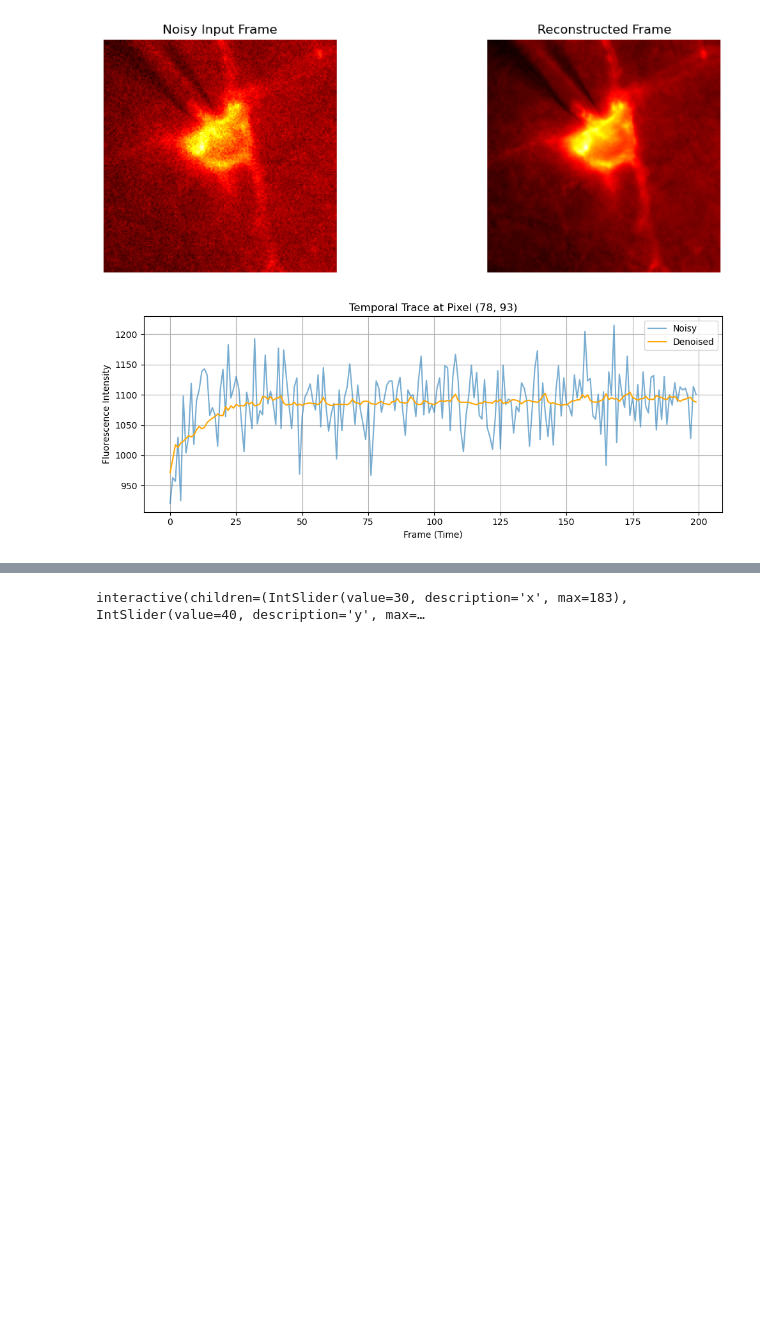
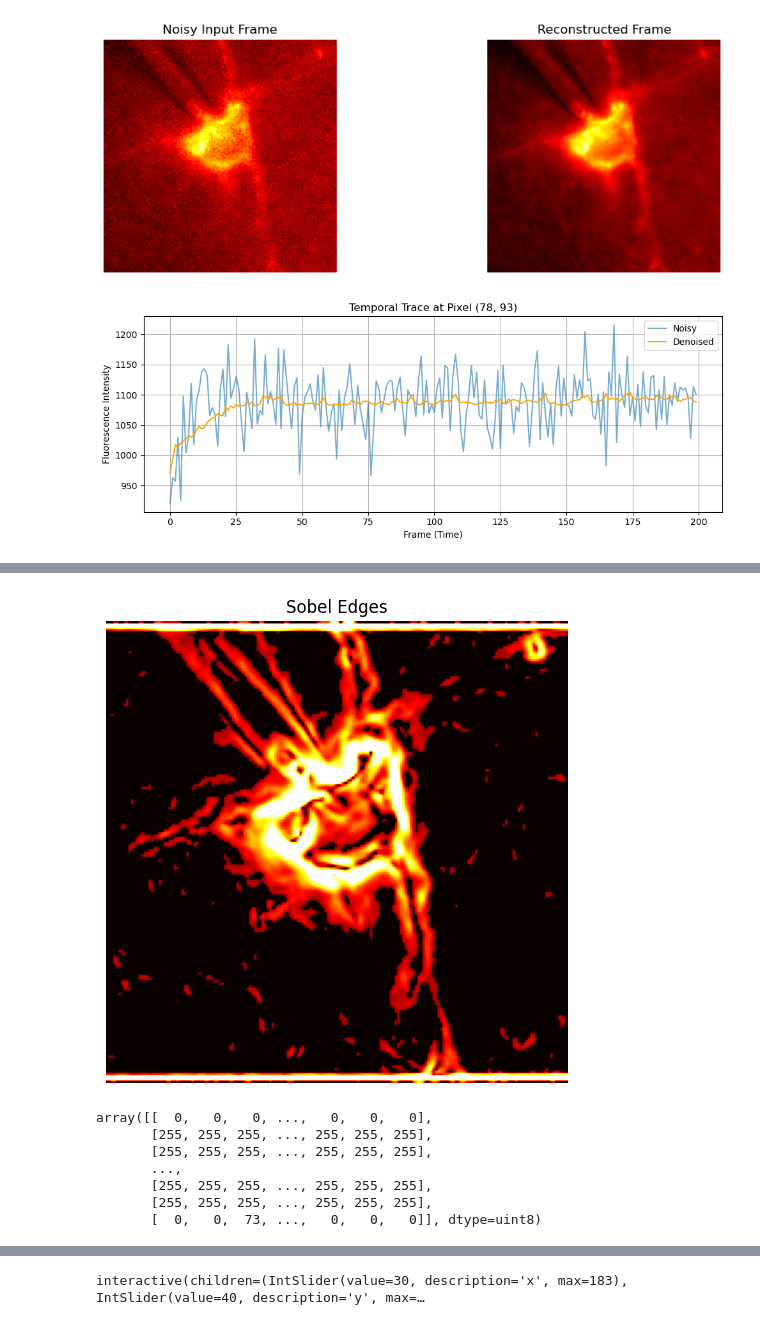
Before and after one commit to bhasub24/Denoising, a Jupyter notebook: exploration.ipynb, the cells around one changed output, grey strips where cells are left out. Cells and saved outputs as stored; diff of their text form; code cells hidden in the pictures; blank space fills up the shorter version.

```diff
--- a/exploration.ipynb
+++ b/exploration.ipynb
@@ -133,0 +161,59 @@ vol_data_noisy = tifffile.imread(tif_path_noisy)  # shape: (T, H, W) or (H, W)
+# %%
+import numpy as np
+import cv2
+from skimage import img_as_ubyte
+import matplotlib.pyplot as plt
+
+def edgedetect(channel):
+    sobelX = cv2.Sobel(channel, cv2.CV_16S, 1, 0, ksize=3)
+    sobelY = cv2.Sobel(channel, cv2.CV_16S, 0, 1, ksize=3)
+    sobel = np.hypot(sobelX, sobelY)
+    sobel = np.clip(sobel, 0, 255)  # Clamp values to [0, 255]
+    return sobel
+
+def img2edges_gray(img):
+    """
+    Apply Gaussian blur and Sobel filter to a single-channel (grayscale) image.
+    Highlights edges using a simple thresholding scheme.
+
+    Parameters:
+        img (np.ndarray): 2D array representing a grayscale image.
+    """
+    assert img.ndim == 2, "Input image must be a 2D grayscale array"
+
+    # Apply Gaussian blur
+    kernel_size = (5, 5)
+    img_blurred = img.copy() if kernel_size == (0,0) else cv2.GaussianBlur(img.copy(), kernel_size, 0)
+
+    # Apply Sobel edge detection
+    edges = edgedetect(img_blurred)
+
+    # Zero out pixels below mean
+    threshold = np.mean(edges)
+    edges_zeroed = np.where(edges > threshold, edges, 0)
+
+    # Normalize to [0, 1] and convert to uint8
+    edges_normalized = edges_zeroed / edges_zeroed.max() if edges_zeroed.max() != 0 else edges_zeroed
+    img_edges_uint8 = img_as_ubyte(edges_normalized)
+
+    # Plot
+    plt.figure(figsize=(6, 6))
+    plt.imshow(img_edges_uint8, cmap='hot')
+    plt.title("Sobel Edges")
+    plt.axis('off')
+    plt.show()
+
+    return img_edges_uint8
+
+mean_image = np.mean(vol_data_noisy, axis=0)
+
+img2edges_gray(mean_image)
+# %% [output]
+[figure, added]
+array([[  0,   0,   0, ...,   0,   0,   0],
+       [255, 255, 255, ..., 255, 255, 255],
+       [255, 255, 255, ..., 255, 255, 255],
+       ...,
+       [255, 255, 255, ..., 255, 255, 255],
+       [255, 255, 255, ..., 255, 255, 255],
+       [  0,   0,  73, ...,   0,   0,   0]], dtype=uint8)
```
Also changed, not shown: parts of 15 cells of this notebook, 18 other files.
